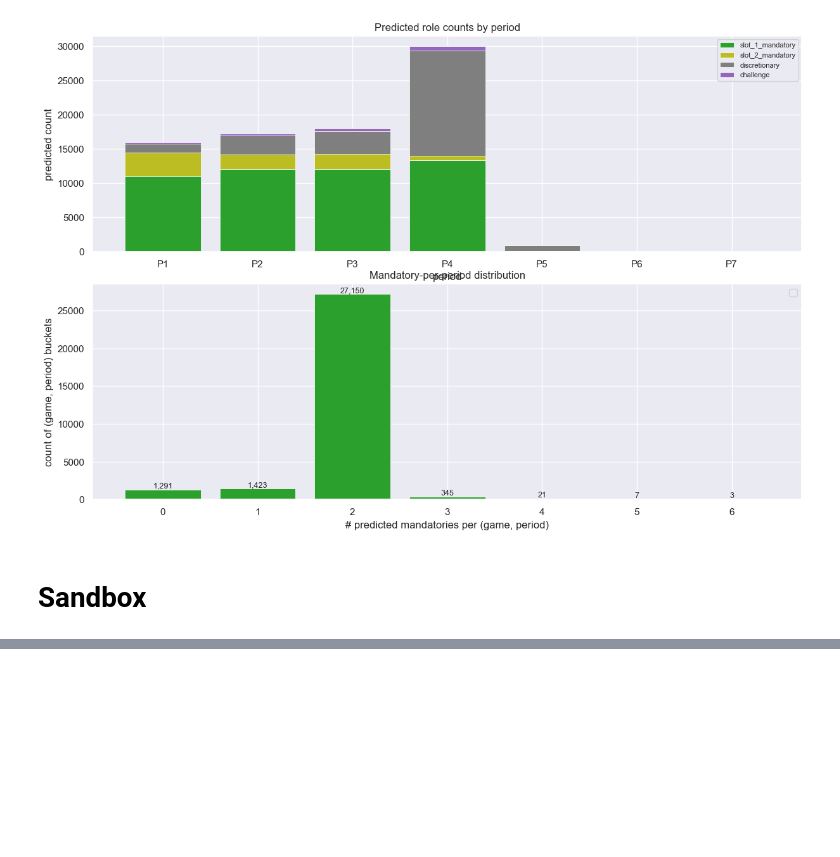
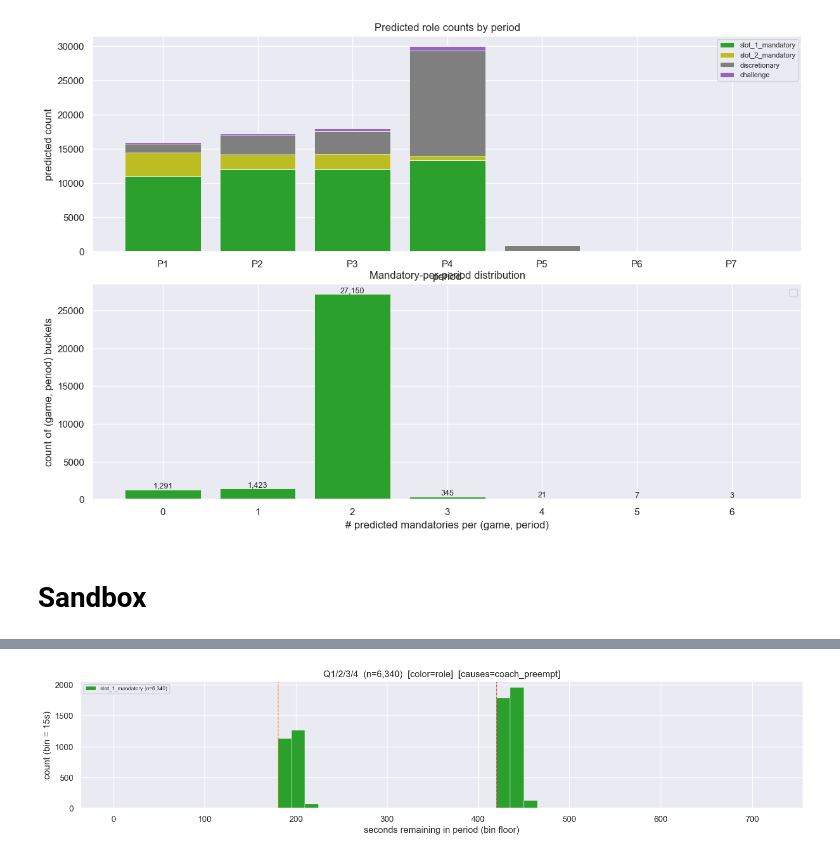
Before and after one commit to akseldkw07/NBA-Timeout-Impact, a Jupyter notebook: Notebooks/TV-Timeout-Injection.ipynb, the cells around one changed output, grey strips where cells are left out. Cells and saved outputs as stored; diff of their text form; code cells hidden in the pictures; blank space fills up the shorter version.

```diff
--- a/Notebooks/TV-Timeout-Injection.ipynb
+++ b/Notebooks/TV-Timeout-Injection.ipynb
@@ -237,3 +353,8 @@ fig
+# %%
+fig, _ = TimeoutInjectionPlots.plot_role_vs_sr(classified, causes=("coach_preempt",), combine_periods=True)
+fig
+# %% [output]
+[figure, added]
 # %%
 fig, _ = TimeoutInjectionPlots.plot_role_vs_sr(classified, causes=("coach_discretionary",), combine_periods=True)
 fig
```
Also changed, not shown: parts of 23 cells of this notebook, 4 other files.
